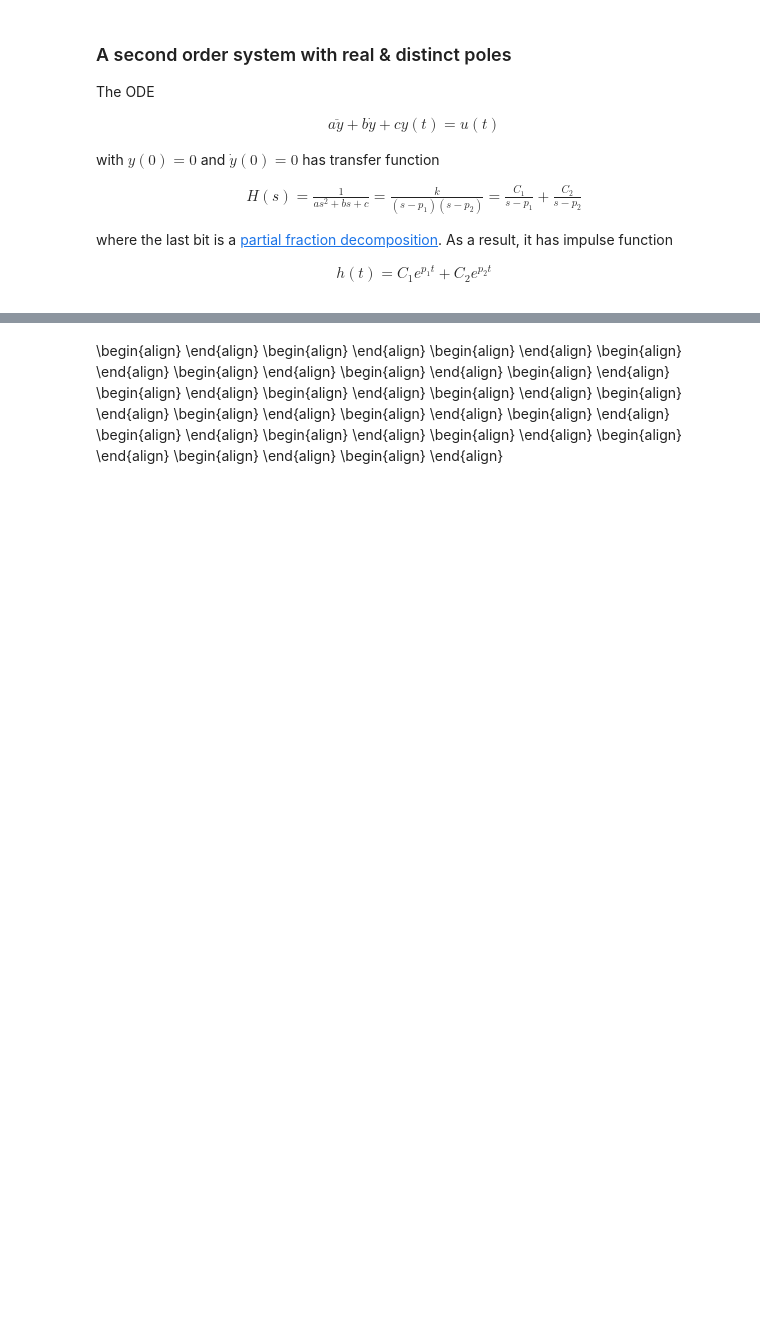
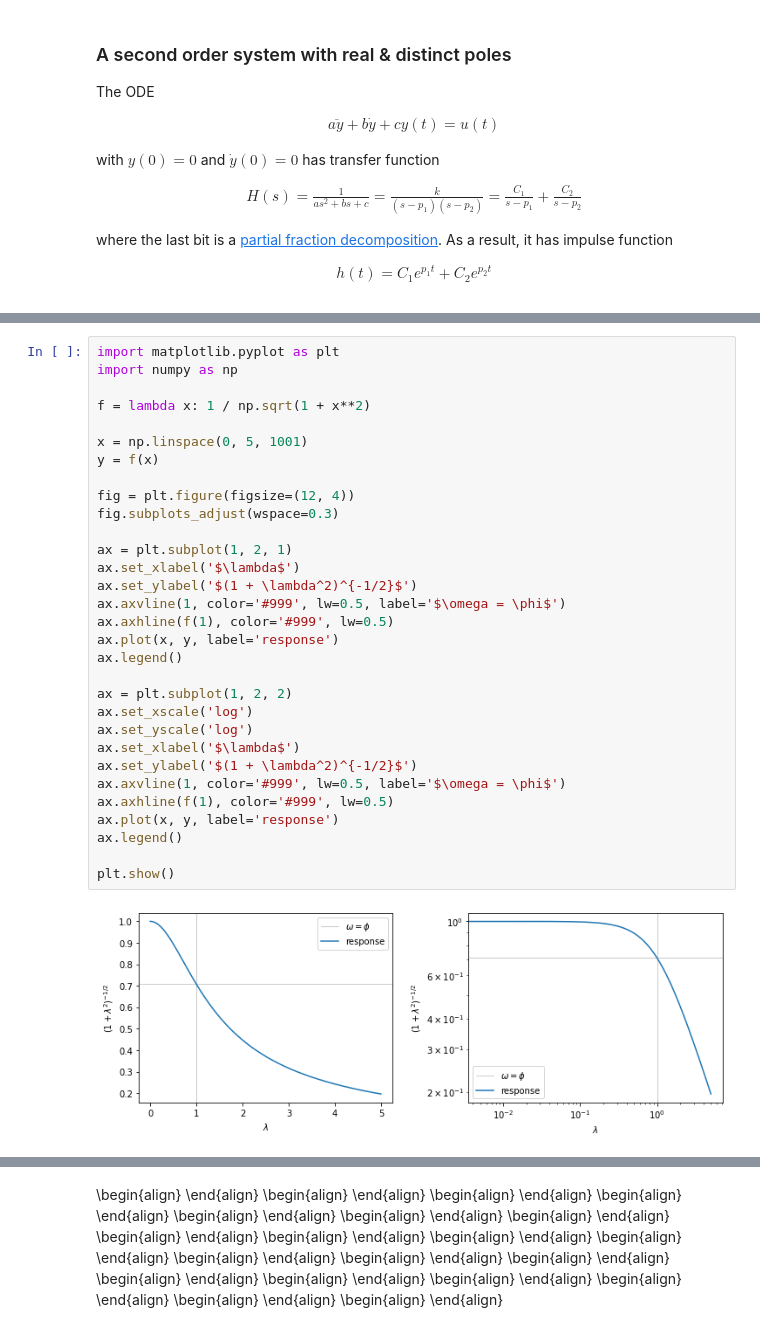
Before and after one commit to CardiacModelling/fitting-notebooks, a Jupyter notebook: artefacts/appendix-C-laplace-and-filters.ipynb, the cells around one changed output, grey strips where cells are left out. Drawn from its saved outputs; the diff is of its cells as text; blank space fills up the shorter version.

```diff
--- a/artefacts/appendix-C-laplace-and-filters.ipynb
+++ b/artefacts/appendix-C-laplace-and-filters.ipynb
@@ -340,0 +488,33 @@ where $\zeta$ is the damping coefficient, $\omega$ is the natural frequency, and
+# %%
+import matplotlib.pyplot as plt
+import numpy as np
+
+f = lambda x: 1 / np.sqrt(1 + x**2)
+
+x = np.linspace(0, 5, 1001)
+y = f(x)
+
+fig = plt.figure(figsize=(12, 4))
+fig.subplots_adjust(wspace=0.3)
+
+ax = plt.subplot(1, 2, 1)
+ax.set_xlabel('$\lambda$')
+ax.set_ylabel('$(1 + \lambda^2)^{-1/2}$')
+ax.axvline(1, color='#999', lw=0.5, label='$\omega = \phi$')
+ax.axhline(f(1), color='#999', lw=0.5)
+ax.plot(x, y, label='response')
+ax.legend()
+
+ax = plt.subplot(1, 2, 2)
+ax.set_xscale('log')
+ax.set_yscale('log')
+ax.set_xlabel('$\lambda$')
+ax.set_ylabel('$(1 + \lambda^2)^{-1/2}$')
+ax.axvline(1, color='#999', lw=0.5, label='$\omega = \phi$')
+ax.axhline(f(1), color='#999', lw=0.5)
+ax.plot(x, y, label='response')
+ax.legend()
+
+plt.show()
+# %% [output]
+[figure, added]
```
Also changed, not shown: parts of 28 cells of this notebook.
